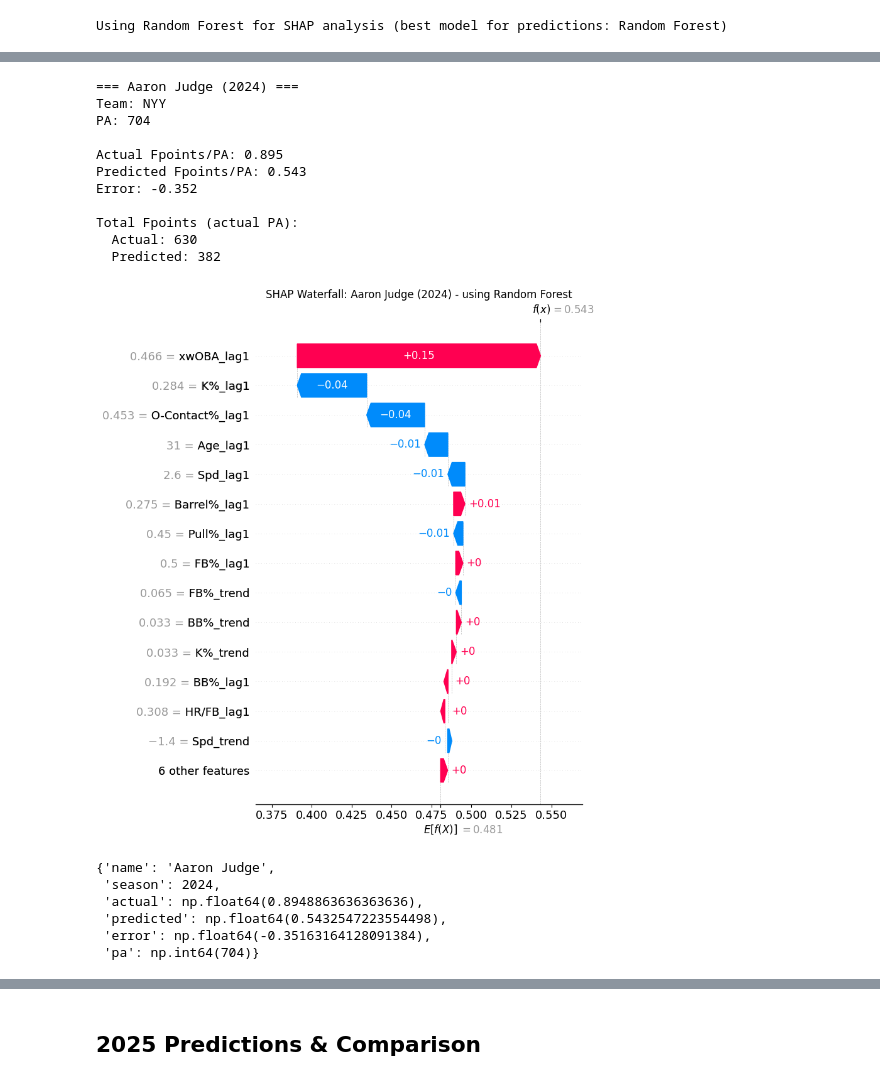
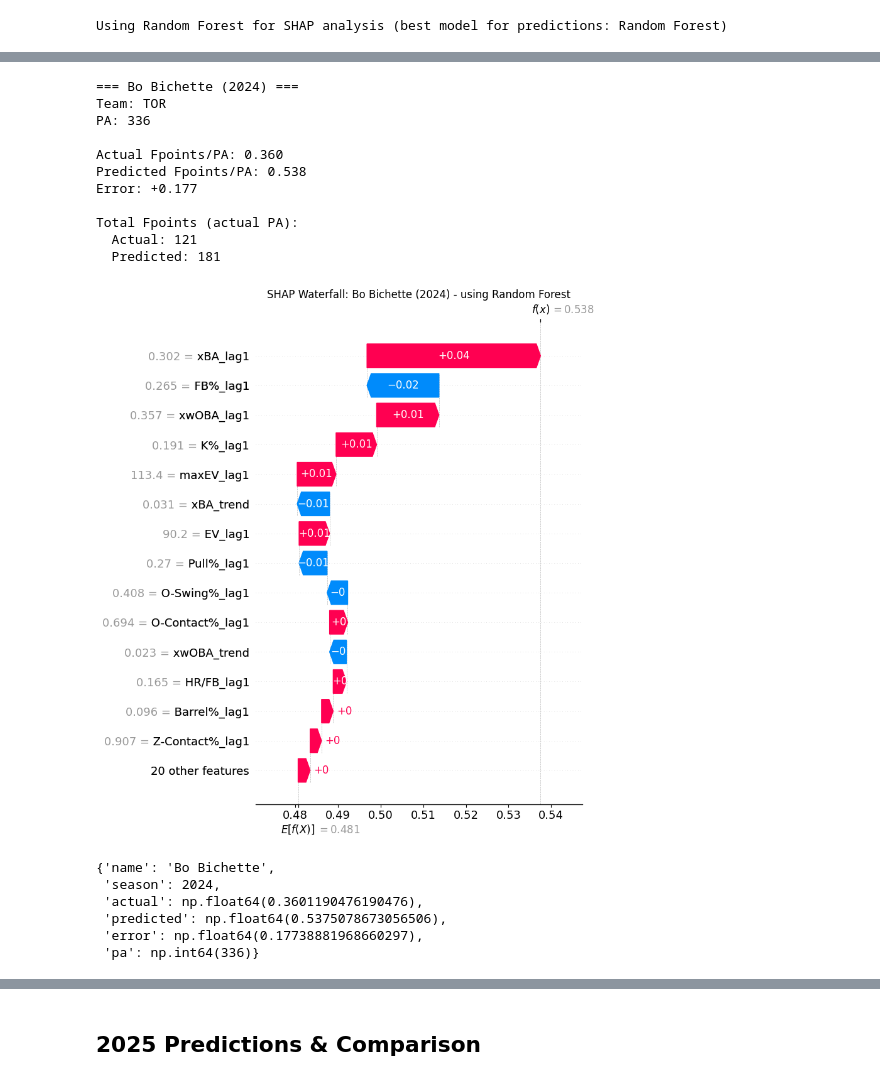
Before and after one commit to mcgillies/mlb-fantasy-2026, a Jupyter notebook: notebooks/03_batter_model.ipynb, the cells around one changed output, grey strips where cells are left out. Saved outputs shown, nothing was run; the diff lists cells and outputs as text; code cells hidden in the pictures.

```diff
--- a/notebooks/03_batter_model.ipynb
+++ b/notebooks/03_batter_model.ipynb
@@ -196,7 +196,7 @@ lgb_params = {
 }
 
 lgb = LGBMRegressor(random_state=RANDOM_STATE, n_jobs=-1, verbose=-1)
-lgb_cv = GridSearchCV(lgb, lgb_params, cv=5, scoring='neg_mean_absolute_error', n_jobs=-1, verbose=1)
+lgb_cv = GridSearchCV(lgb, lgb_params, cv=2, scoring='neg_mean_absolute_error', n_jobs=-1, verbose=1)
 lgb_cv.fit(X_train, y_train)
 
 print(f"\nBest LGB params: {lgb_cv.best_params_}")
@@ -422,26 +422,26 @@ def predict_player(player_name, season, show_shap=True):
     }
 # %%
 # Example: predict for a specific player
-predict_player("Aaron Judge", 2024)
+predict_player("Bo Bichette", 2024)
 # %% [output]
-=== Aaron Judge (2024) ===
-Team: NYY
-PA: 704
+=== Bo Bichette (2024) ===
+Team: TOR
+PA: 336
 
-Actual Fpoints/PA: 0.895
-Predicted Fpoints/PA: 0.543
-Error: -0.352
+Actual Fpoints/PA: 0.360
+Predicted Fpoints/PA: 0.538
+Error: +0.177
 
 Total Fpoints (actual PA):
-  Actual: 630
-  Predicted: 382
+  Actual: 121
+  Predicted: 181
-[figure, old version]
+[figure, new version]
-{'name': 'Aaron Judge',
+{'name': 'Bo Bichette',
  'season': 2024,
- 'actual': np.float64(0.8948863636363636),
- 'predicted': np.float64(0.5432547223554498),
- 'error': np.float64(-0.35163164128091384),
- 'pa': np.int64(704)}
+ 'actual': np.float64(0.3601190476190476),
+ 'predicted': np.float64(0.5375078673056506),
+ 'error': np.float64(0.17738881968660297),
+ 'pa': np.int64(336)}
 # %%
 # Try another player
 predict_player("Tyler Soderstrom", 2025)
```
Also changed, not shown: parts of 14 cells of this notebook, 1 other file.
